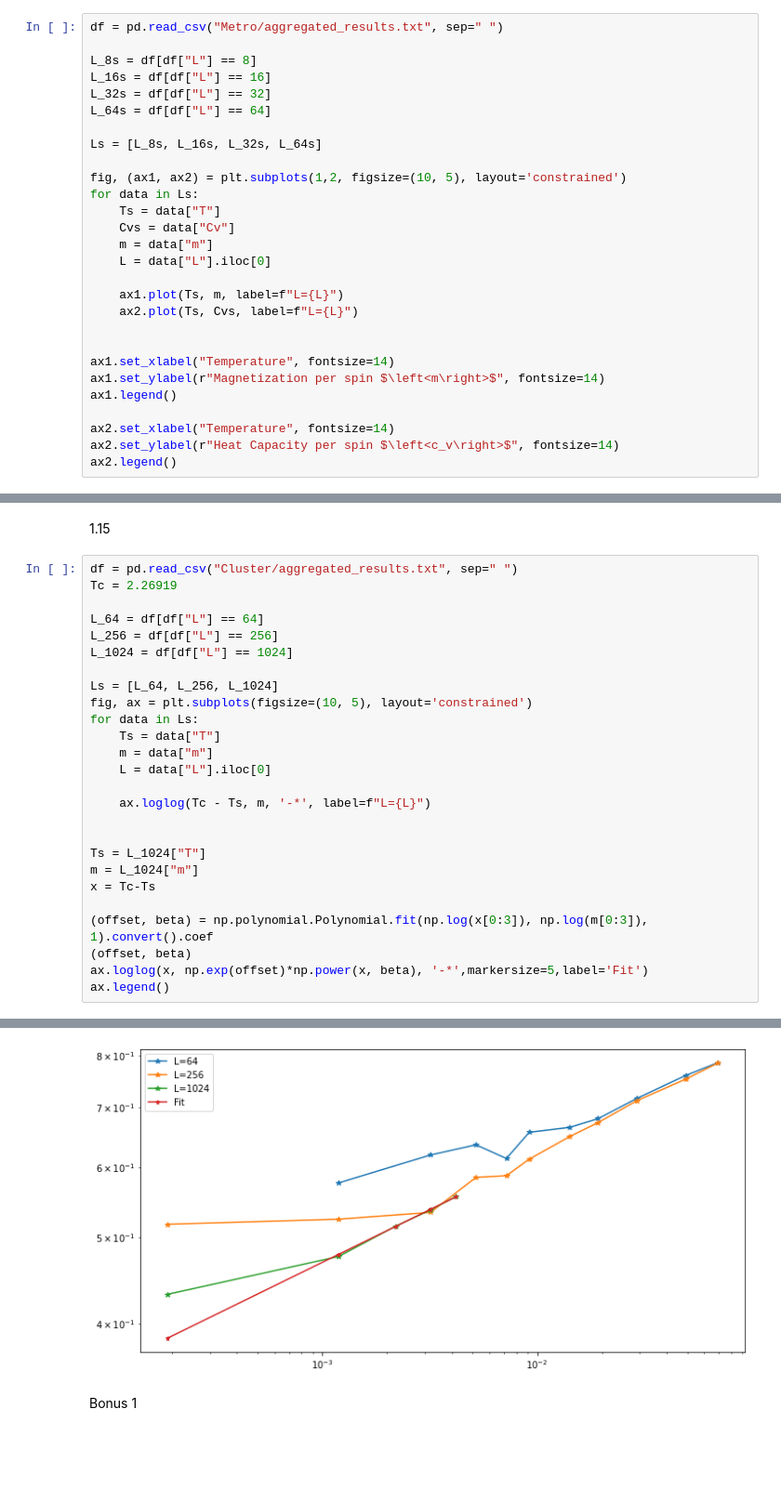
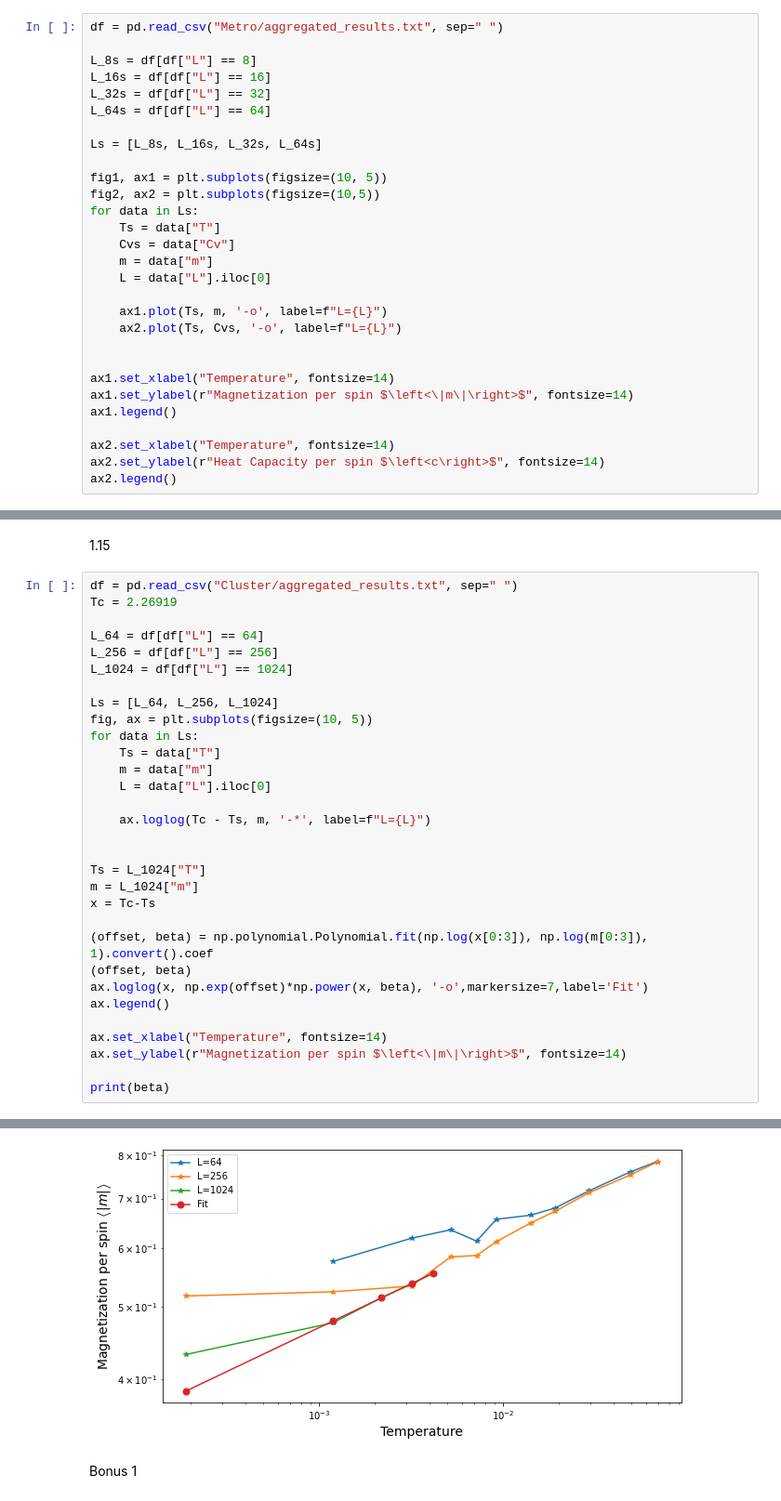
Before and after one commit to klashenriksson/MCSim_CPF, a Jupyter notebook: analysis/result_analyzer.ipynb, the cells around one changed output, grey strips where cells are left out. Shown at 93% size. Saved outputs shown, nothing was run; the diff lists cells and outputs as text; blank space fills up the shorter version.

```diff
--- a/analysis/result_analyzer.ipynb
+++ b/analysis/result_analyzer.ipynb
@@ -37,23 +38,24 @@ L_64s = df[df["L"] == 64]
 
 Ls = [L_8s, L_16s, L_32s, L_64s]
 
-fig, (ax1, ax2) = plt.subplots(1,2, figsize=(10, 5), layout='constrained')
+fig1, ax1 = plt.subplots(figsize=(10, 5))
+fig2, ax2 = plt.subplots(figsize=(10,5))
 for data in Ls:
     Ts = data["T"]
     Cvs = data["Cv"]
     m = data["m"]
     L = data["L"].iloc[0]
 
-    ax1.plot(Ts, m, label=f"L={L}")
-    ax2.plot(Ts, Cvs, label=f"L={L}")
+    ax1.plot(Ts, m, '-o', label=f"L={L}")
+    ax2.plot(Ts, Cvs, '-o', label=f"L={L}")
 
 
 ax1.set_xlabel("Temperature", fontsize=14)
-ax1.set_ylabel(r"Magnetization per spin $\left<m\right>$", fontsize=14)
+ax1.set_ylabel(r"Magnetization per spin $\left<\|m\|\right>$", fontsize=14)
 ax1.legend()
 
 ax2.set_xlabel("Temperature", fontsize=14)
-ax2.set_ylabel(r"Heat Capacity per spin $\left<c_v\right>$", fontsize=14)
+ax2.set_ylabel(r"Heat Capacity per spin $\left<c\right>$", fontsize=14)
 ax2.legend()
 # %% [output]
 <matplotlib.legend.Legend at 0x...>
@@ -69,7 +72,7 @@ L_256 = df[df["L"] == 256]
 L_1024 = df[df["L"] == 1024]
 
 Ls = [L_64, L_256, L_1024]
-fig, ax = plt.subplots(figsize=(10, 5), layout='constrained')
+fig, ax = plt.subplots(figsize=(10, 5))
 for data in Ls:
     Ts = data["T"]
     m = data["m"]
@@ -84,6 +87,11 @@ x = Tc-Ts
 
 (offset, beta) = np.polynomial.Polynomial.fit(np.log(x[0:3]), np.log(m[0:3]), 1).convert().coef
 (offset, beta)
-ax.loglog(x, np.exp(offset)*np.power(x, beta), '-*',markersize=5,label='Fit')
+ax.loglog(x, np.exp(offset)*np.power(x, beta), '-o',markersize=7,label='Fit')
 ax.legend()
+
+ax.set_xlabel("Temperature", fontsize=14)
+ax.set_ylabel(r"Magnetization per spin $\left<\|m\|\right>$", fontsize=14)
+
+print(beta)
 # %% [output]
@@ -91,4 +99,4 @@ ax.legend()
-[figure, old version]
+[figure, new version]
 # %% [markdown]
 Bonus 1
 # %%
```
Also changed, not shown: parts of 4 cells of this notebook.
